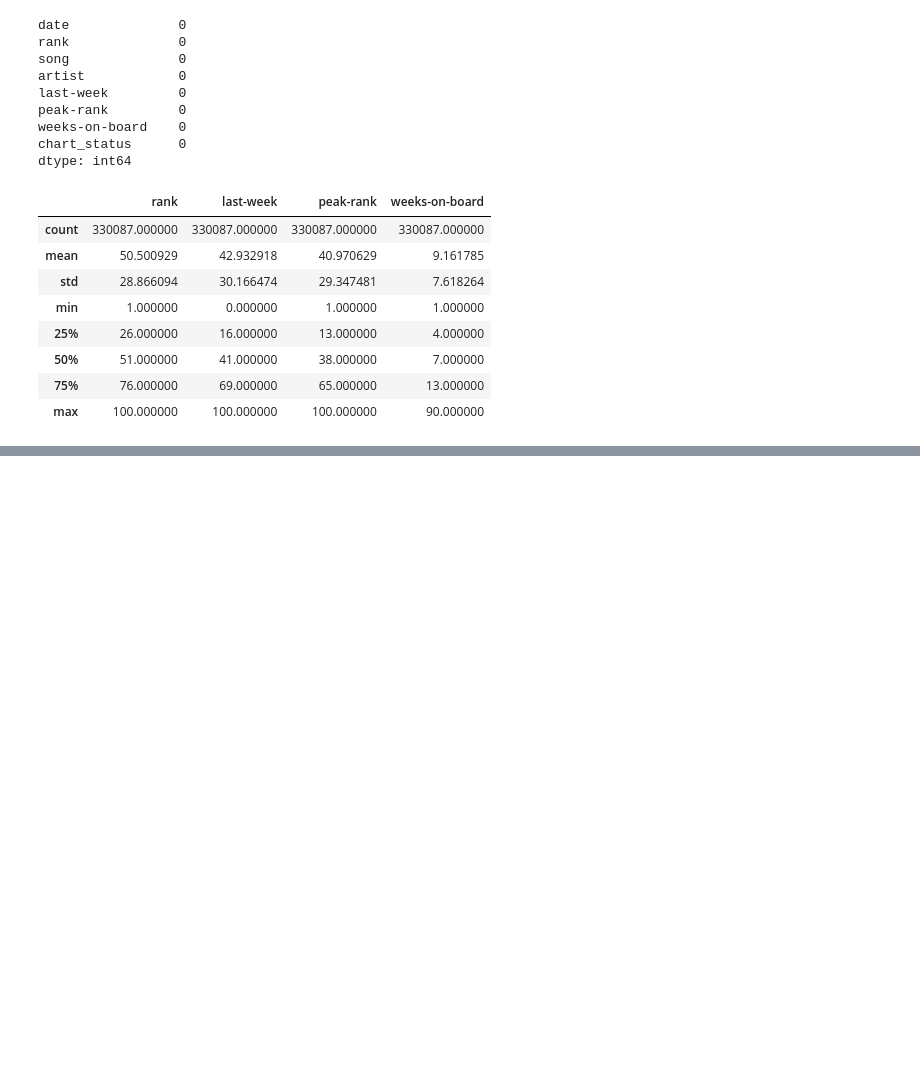
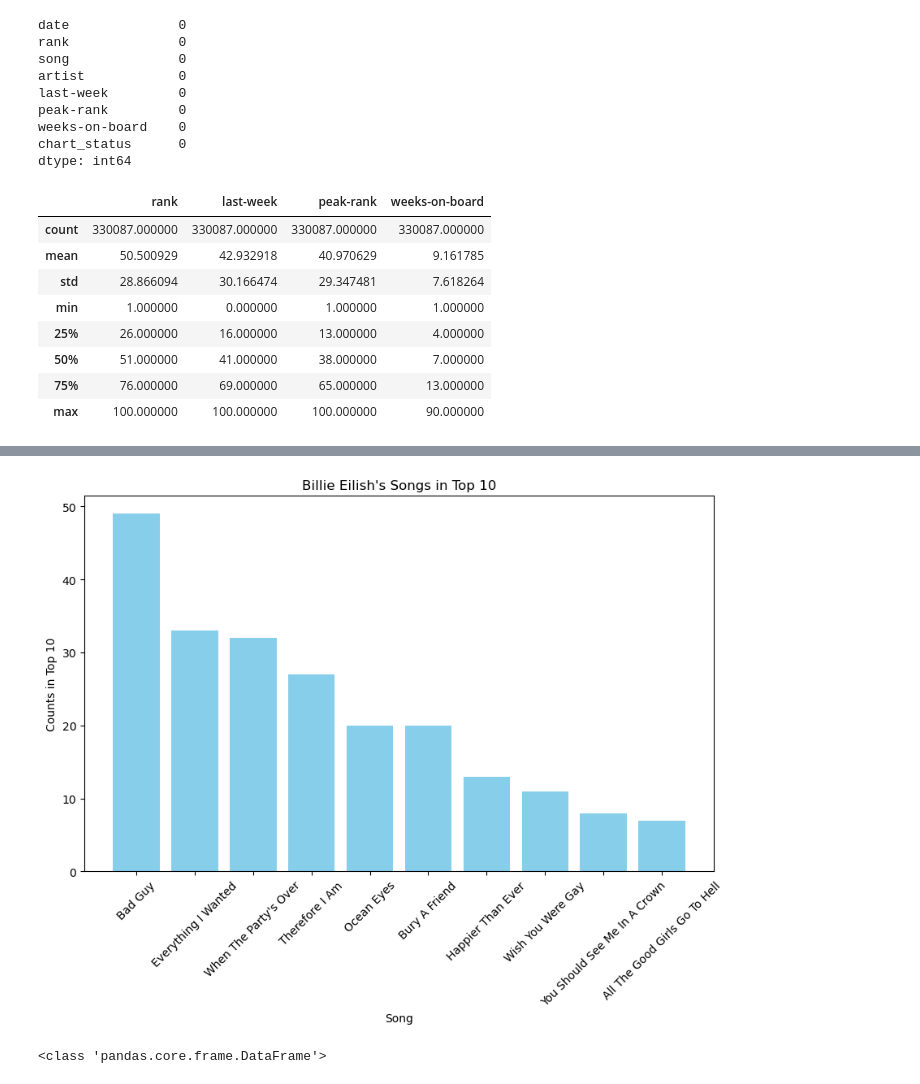
Before and after one commit to t-primero/billboard-chart-analysis, a Jupyter notebook: billboard.ipynb, the cells around one changed output, grey strips where cells are left out. Saved outputs shown, nothing was run; the diff lists cells and outputs as text; code cells hidden in the pictures; blank space fills up the shorter version.

```diff
--- a/billboard.ipynb
+++ b/billboard.ipynb
@@ -69,3 +76,7 @@ re-entry        1798
 Name: count, dtype: int64
 # %%
 df.head()
+
+# Dates are in descending order, sort them in ascending order for time series analysis
+
+df = df.sort_values('date', ascending=True)
@@ -118,0 +127,3 @@ t
+# %%
+# Specific Artist Analysis: Billie Eilish
+billie_eilish_songs = df[df['artist'] == 'Billie Eilish']
@@ -118,0 +146,2 @@ t
+# %%
+be_top_100 = billie_eilish_songs[billie_eilish_songs['rank'] <=100]
@@ -118,0 +242,25 @@ t
+# %%
+# We can analyze the counts that Billie Eilish's songs appeared in the top 10
+# Barplot of counts of Billie Eilish's songs in the top 10
+x = be_top_100['song']
+y = be_top_100['song'].value_counts().head(10)
+
+import matplotlib.pyplot as plt
+plt.figure(figsize=(10,6))
+plt.bar(
+    y.index,
+    y.values,
+    color='skyblue'
+    )
+plt.title("Billie Eilish's Songs in Top 10")
+plt.xlabel('Song')
+plt.ylabel('Counts in Top 10')
+plt.xticks(rotation=45)
+plt.show()
+# %% [output]
+[figure, added]
+# %%
+unique_artists = df.drop_duplicates(subset=['artist'])
+print(type(unique_artists))
+# %% [output]
+<class 'pandas.core.frame.DataFrame'>
```
Also changed, not shown: parts of 23 cells of this notebook.
